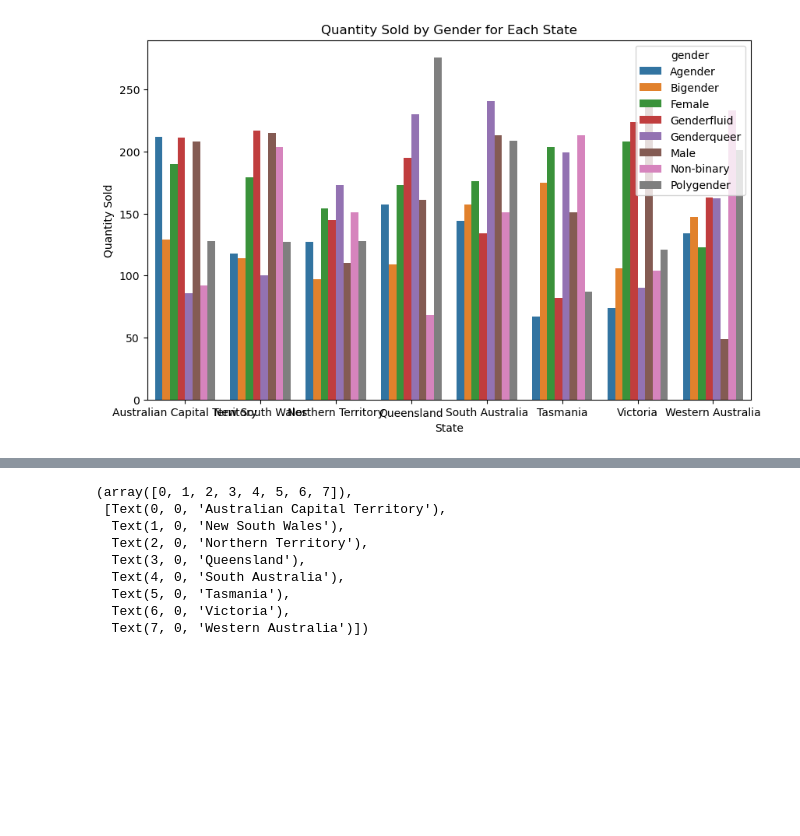
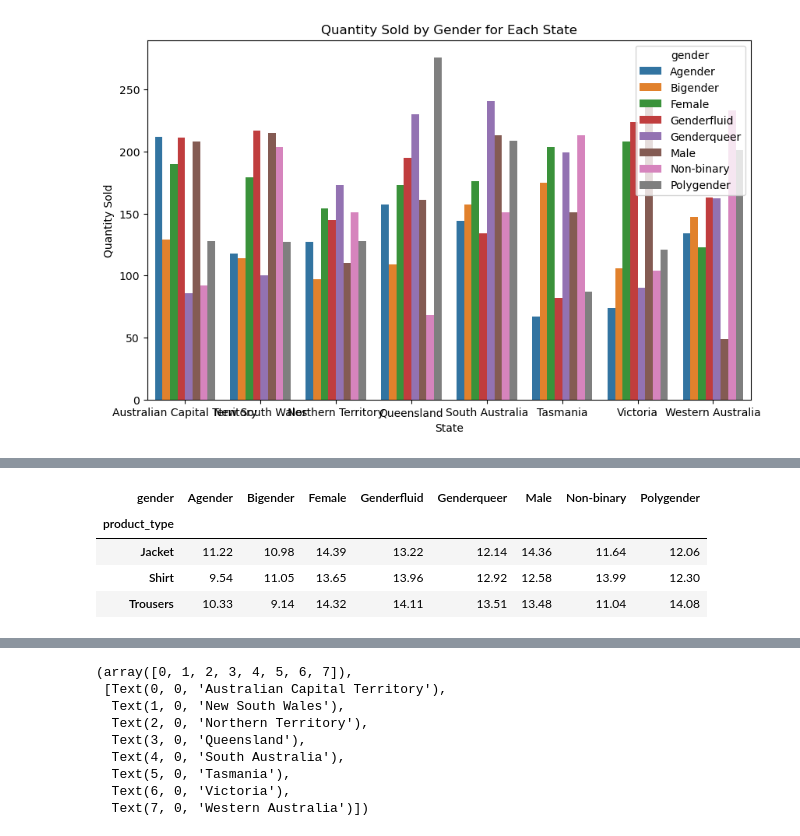
Before and after one commit to azeledon/Final_Project_Group2, a Jupyter notebook: Python/sales_analysis.ipynb, the cells around one changed output, grey strips where cells are left out. Saved outputs shown, nothing was run; the diff lists cells and outputs as text; code cells hidden in the pictures; blank space fills up the shorter version.

```diff
--- a/Python/sales_analysis.ipynb
+++ b/Python/sales_analysis.ipynb
@@ -323,0 +420,14 @@ Text(0, 0.5, 'Quantity Sold')
+# %%
+# How much of each product type is sold overall, and how much of that is sold to each gender?
+
+total_product_sales = sales_demographic.groupby('product_type')['total_quantity_sold'].sum()
+product_sales_by_gender_percent = (product_sales_by_gender.div(total_product_sales, axis=0) * 100).round(2)
+
+total_product_sales.head()
+product_sales_by_gender_percent.head()
+# %% [output]
+| gender | Agender | Bigender | Female | Genderfluid | Genderqueer | Male | Non-binary | Polygender |
+| product_type |  |  |  |  |  |  |  |  |
+| Jacket | 11.22 | 10.98 | 14.39 | 13.22 | 12.14 | 14.36 | 11.64 | 12.06 |
+| Shirt | 9.54 | 11.05 | 13.65 | 13.96 | 12.92 | 12.58 | 13.99 | 12.30 |
+| Trousers | 10.33 | 9.14 | 14.32 | 14.11 | 13.51 | 13.48 | 11.04 | 14.08 |
```
Also changed, not shown: parts of 14 cells of this notebook, 1 other file.
